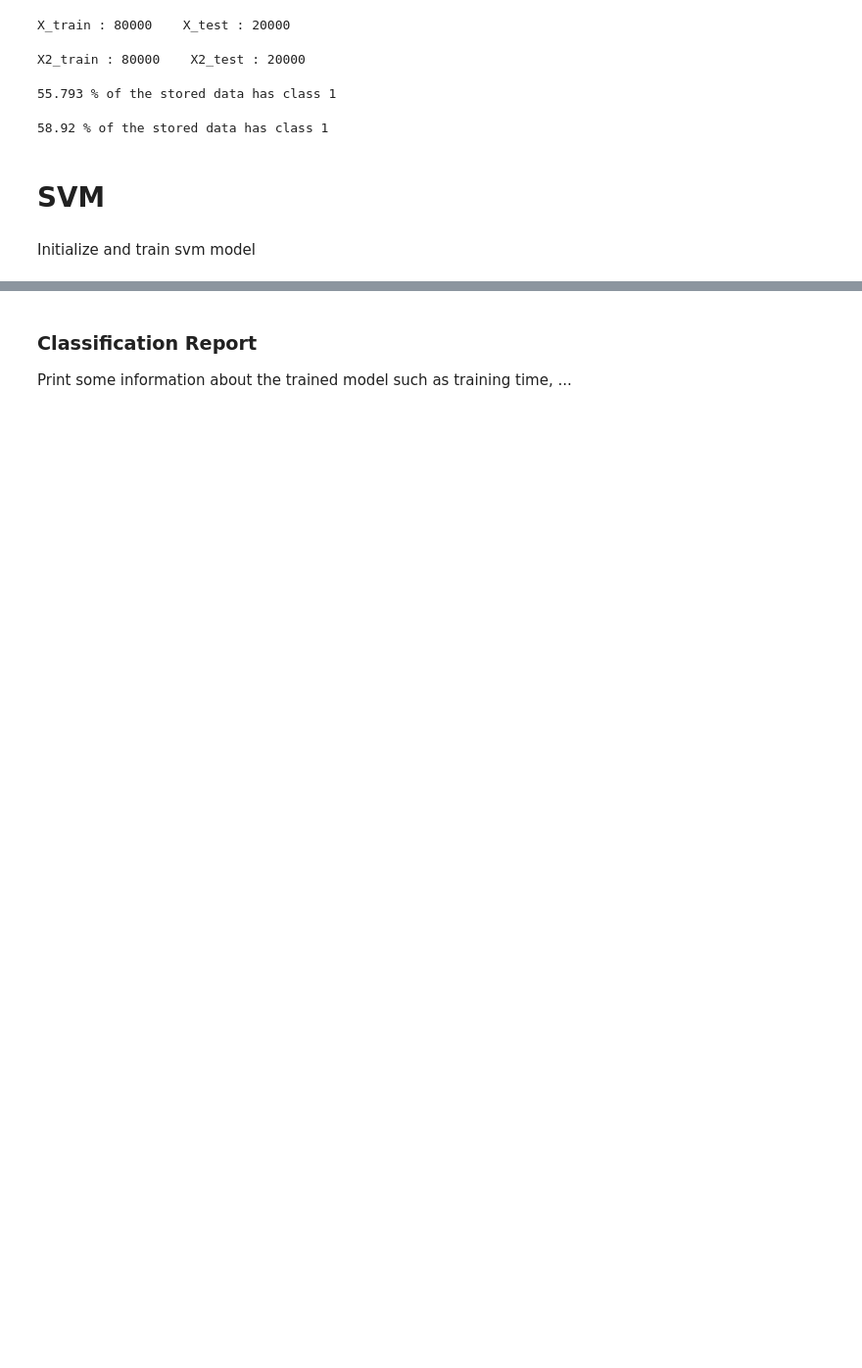
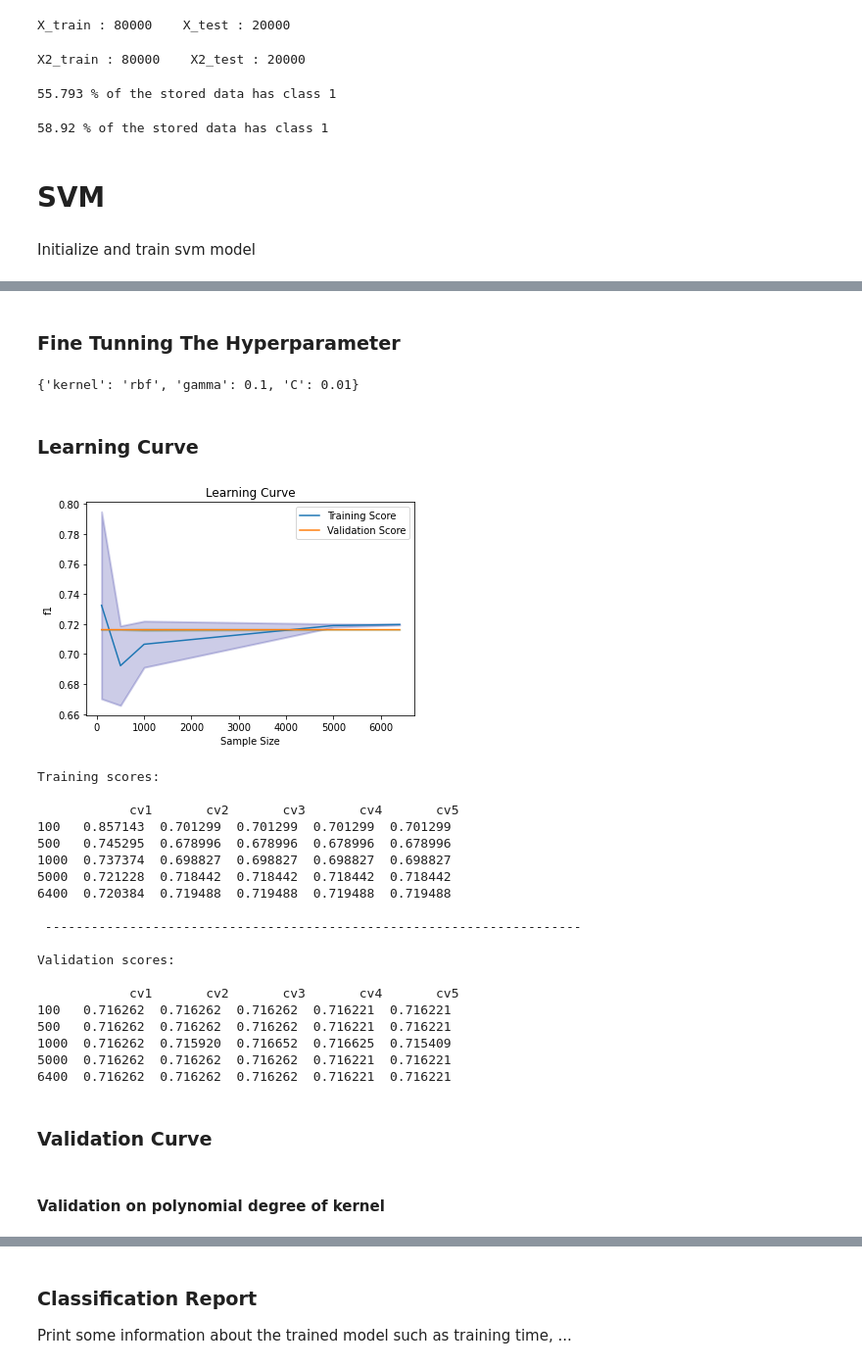
Before and after one commit to as2c/MLP---Cosmology, a Jupyter notebook: Optimization2/SVM_data2.ipynb, the cells around one changed output, grey strips where cells are left out. Shown at 98% size. Cells and saved outputs as stored; diff of their text form; code cells hidden in the pictures; blank space fills up the shorter version.

```diff
--- a/Optimization2/SVM_data2.ipynb
+++ b/Optimization2/SVM_data2.ipynb
@@ -187,0 +184,2 @@ Fitting 3 folds for each of 8 candidates, totalling 24 fits
+# %% [markdown]
+### Fine Tunning The Hyperparameter
@@ -188,3 +201,7 @@ Fitting 3 folds for each of 8 candidates, totalling 24 fits
+# %%
+print(svc_random.best_params_)
+# %% [output]
+{'kernel': 'rbf', 'gamma': 0.1, 'C': 0.01}
 # %%
 import pickle
 
@@ -197,0 +216,55 @@ pickle.dump(trained_model, open(filename, 'wb'))
+# %% [markdown]
+### Learning Curve
+# %%
+ns = [100,500,1000,5000,6400]
+train_sizes, train_scores, valid_scores = learning_curve(trained_model, X, Y, train_sizes=ns, cv=cv, scoring= scoring, n_jobs = -1)
+
+train_scores_mean =  train_scores.mean(axis = 1)
+train_scores_std = np.std(train_scores, axis=1)
+validation_scores_mean =  valid_scores.mean(axis = 1)
+validation_scores_std  = valid_scores.std(axis = 1)
+
+xlabel = 'Sample Size'
+ylabel = scoring
+plt_title = 'Learning Curve'
+
+fig = plt.figure()
+ax = fig.add_subplot(111, xlabel=xlabel, ylabel=ylabel, title=plt_title)
+ax.plot(train_sizes, train_scores_mean, label = 'Training Score')
+ax.plot(train_sizes, validation_scores_mean, label = 'Validation Score')
+
+plt.fill_between(train_sizes, train_scores_mean - train_scores_std,
+                 train_scores_mean + train_scores_std, alpha=0.2,
+                 color="darkblue", lw=2)
+plt.fill_between(train_sizes, validation_scores_mean - validation_scores_std,
+                 validation_scores_mean + validation_scores_std, alpha=0.2,
+                 color="darkgreen", lw=2)
+
+plt.legend()
+# plt.yscale('log')
+plt.show()
+
+print('Training scores:\n\n', pd.DataFrame( train_scores, columns=[f'cv{i+1}' for i in range(cv)], index=ns) )
+print('\n', '-' * 70) # separator to make the output easy to read
+print('\nValidation scores:\n\n', pd.DataFrame(valid_scores, columns=[f'cv{i+1}' for i in range(cv)], index=ns) )
+# %% [output]
+[figure, added]
+Training scores:
+
+            cv1       cv2       cv3       cv4       cv5
+100   0.857143  0.701299  0.701299  0.701299  0.701299
+500   0.745295  0.678996  0.678996  0.678996  0.678996
+1000  0.737374  0.698827  0.698827  0.698827  0.698827
+5000  0.721228  0.718442  0.718442  0.718442  0.718442
+6400  0.720384  0.719488  0.719488  0.719488  0.719488
+
+ ----------------------------------------------------------------------
+
+Validation scores:
+
+            cv1       cv2       cv3       cv4       cv5
+100   0.716262  0.716262  0.716262  0.716221  0.716221
+500   0.716262  0.716262  0.716262  0.716221  0.716221
+1000  0.716262  0.715920  0.716652  0.716625  0.715409
+5000  0.716262  0.716262  0.716262  0.716221  0.716221
+6400  0.716262  0.716262  0.716262  0.716221  0.716221
@@ -197,0 +273,4 @@ pickle.dump(trained_model, open(filename, 'wb'))
+# %% [markdown]
+### Validation Curve
+# %% [markdown]
+#### Validation on polynomial degree of kernel
```
Also changed, not shown: parts of 28 cells of this notebook.
